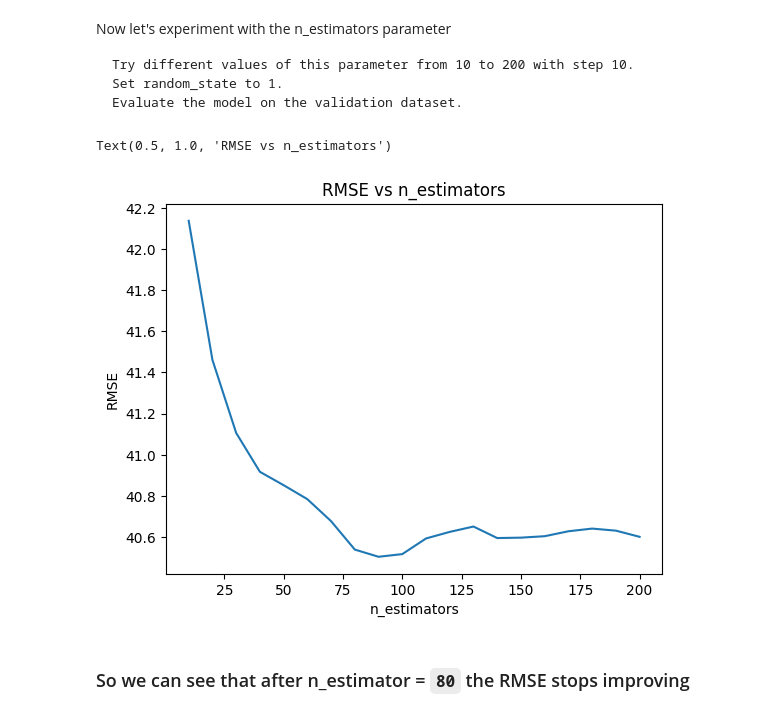
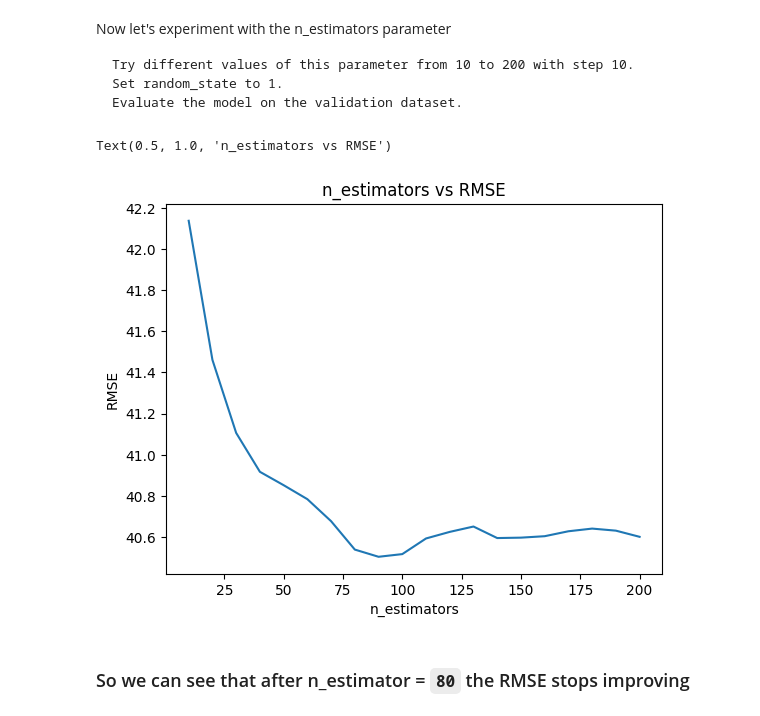
Before and after one commit to SapientSapiens/ml-zoomcamp-2024, a Jupyter notebook: homework/06/Homework06.ipynb, the cells around one changed output. Cells and saved outputs as stored; diff of their text form; code cells hidden in the pictures.

````diff
--- a/homework/06/Homework06.ipynb
+++ b/homework/06/Homework06.ipynb
@@ -245,11 +245,11 @@ df_scores = pd.DataFrame(scores, columns=['n_estimators', 'rmse'])
 # %%
 plt.plot(df_scores.n_estimators, df_scores.rmse)
 plt.xlabel('n_estimators')
 plt.ylabel('RMSE')
-plt.title('RMSE vs n_estimators')
+plt.title('n_estimators vs RMSE')
 # %% [output]
-Text(0.5, 1.0, 'RMSE vs n_estimators')
+Text(0.5, 1.0, 'n_estimators vs RMSE')
-[figure, old version]
+[figure, new version]
 # %% [markdown]
 ### So we can see that after n_estimator = ```80``` the RMSE stops improving
 # %% [markdown]
````
Also changed, not shown: parts of 2 cells of this notebook.
